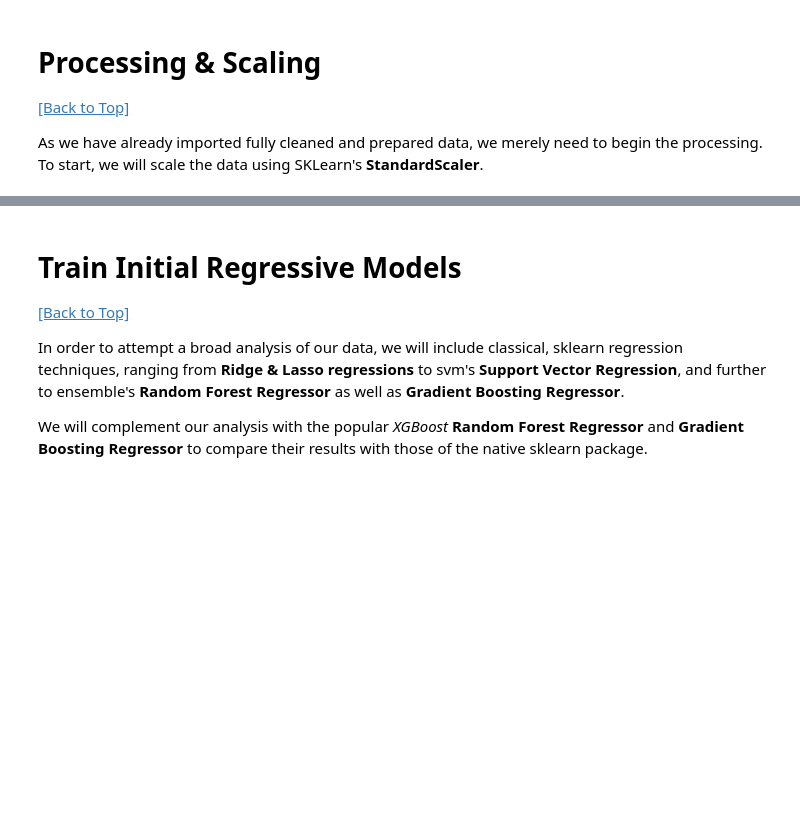
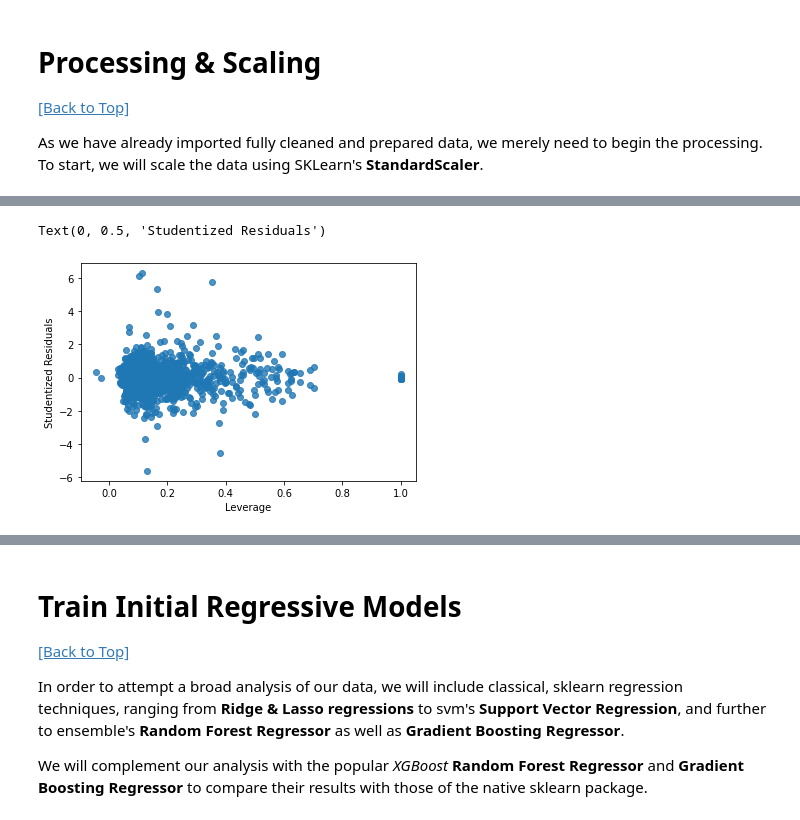
Before and after one commit to BaroqBard/IowaHousingPredictions, a Jupyter notebook: Iowa Housing Project - II. Modeling & Analysis.ipynb, the cells around one changed output, grey strips where cells are left out. Drawn from its saved outputs; the diff is of its cells as text; code cells hidden in the pictures; blank space fills up the shorter version.

Commit message:
Cooking Data

```diff
--- a/Iowa Housing Project - II. Modeling & Analysis.ipynb
+++ b/Iowa Housing Project - II. Modeling & Analysis.ipynb
@@ -4,18 +4,3 @@
 ### Contents
 
 [I. Processing & Scaling](#Processing-&-Scaling)
-# %%
-# Import packages etc.
-import pandas as pd
-import seaborn as sns
-import numpy as np
-import matplotlib.pyplot as plt
-from scipy import stats
-
-# Import data
-x_train = pd.read_csv('ITrain_DSet.csv').drop(['Unnamed: 0'], axis=1)
-y_train = pd.read_csv('ITrain_Test.csv').drop(['Unnamed: 0'], axis=1)
-x_test = pd.read_csv('ITTest_DSet.csv').drop(['Unnamed: 0'], axis=1)
-y_test = pd.read_csv('ITTest_Test.csv').drop(['Unnamed: 0'], axis=1)
-sample_result = pd.read_csv('sample_submission.csv')
-testset = pd.read_csv('test.csv')
@@ -45,0 +50,9 @@ pickle.dump(scale, open('./scale.pkl', 'wb'))          # Save Scale Pickle
+# %%
+# Get OLS Info
+import statsmodels.api as sms
+
+x_addconst = sms.add_constant(x_train)
+OLS = sms.OLS(y_train, x_addconst)
+result_ols = OLS.fit()
+
+print(result_ols.summary())
@@ -45,0 +77,4 @@ pickle.dump(scale, open('./scale.pkl', 'wb'))          # Save Scale Pickle
+# %%
+# Look at influences
+influence = result_ols.get_influence()
+pd.Series(influence.hat_matrix_diag).describe()
@@ -45,0 +101,9 @@ pickle.dump(scale, open('./scale.pkl', 'wb'))          # Save Scale Pickle
+# %%
+# Plot Leverage of Data
+lever = influence.hat_matrix_diag
+sns.regplot(lever, result_ols.resid_pearson, fit_reg=False)
+plt.xlabel('Leverage')
+plt.ylabel('Studentized Residuals')
+# %% [output]
+Text(0, 0.5, 'Studentized Residuals')
+[figure, added]
```
Also changed, not shown: parts of 23 cells of this notebook.
